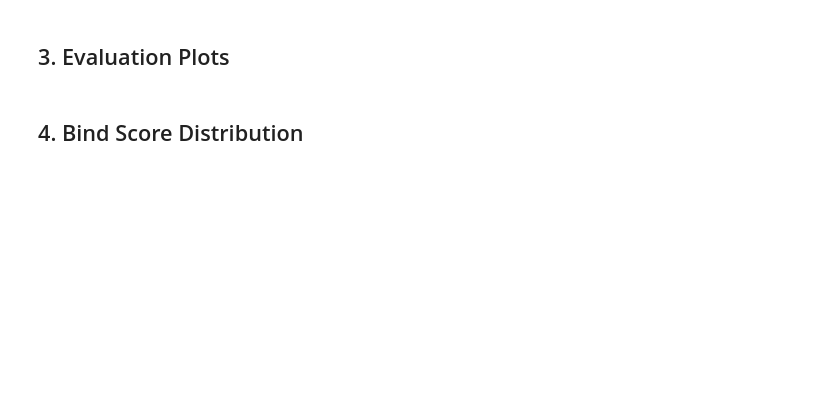
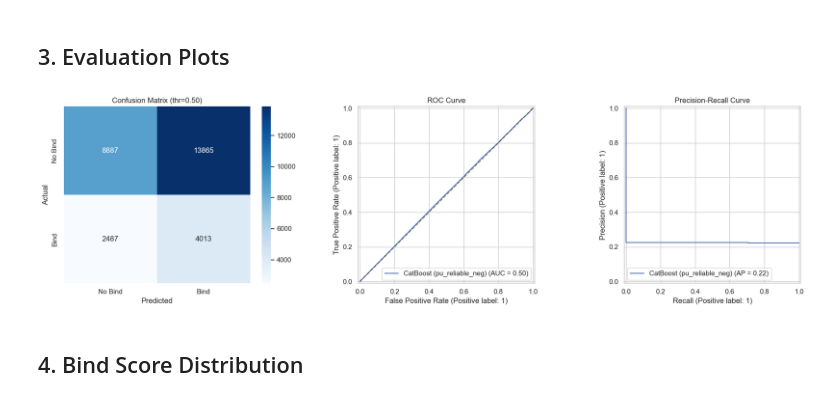
Before and after one commit to iamathulm/AI-DAY-T23-AUTONOMOUS-QUOTE-AGENTS, a Jupyter notebook: ML/notebooks/04_Agent2_Conversion_Predictor.ipynb, the cells around one changed output. Drawn from its saved outputs; the diff is of its cells as text; code cells hidden in the pictures; blank space fills up the shorter version.

```diff
--- a/ML/notebooks/04_Agent2_Conversion_Predictor.ipynb
+++ b/ML/notebooks/04_Agent2_Conversion_Predictor.ipynb
@@ -52,25 +120,0 @@ print(pd.Series(y_train_sm).value_counts())
-# %%
-from lightgbm import LGBMClassifier
-from sklearn.metrics import classification_report, confusion_matrix, roc_auc_score, average_precision_score
-
-model = LGBMClassifier(
-    n_estimators=500,
-    max_depth=7,
-    learning_rate=0.05,
-    subsample=0.8,
-    colsample_bytree=0.8,
-    min_child_samples=50,
-    random_state=42,
-    n_jobs=-1,
-    verbose=-1,
-)
-
-model.fit(X_train_sm, y_train_sm, eval_set=[(X_test, y_test)])
-
-y_pred = model.predict(X_test)
-y_prob = model.predict_proba(X_test)[:, 1]
-
-print("=== Classification Report ===")
-print(classification_report(y_test, y_pred, target_names=["No Bind", "Bind"]))
-print(f"ROC-AUC: {roc_auc_score(y_test, y_prob):.4f}")
-print(f"PR-AUC:  {average_precision_score(y_test, y_prob):.4f}")
@@ -79,25 +521,27 @@ print(f"PR-AUC:  {average_precision_score(y_test, y_prob):.4f}")
 # %%
 from sklearn.metrics import RocCurveDisplay, PrecisionRecallDisplay
 
 fig, axes = plt.subplots(1, 3, figsize=(18, 5))
 
 cm = confusion_matrix(y_test, y_pred)
 sns.heatmap(cm, annot=True, fmt="d", cmap="Blues", xticklabels=["No Bind", "Bind"],
             yticklabels=["No Bind", "Bind"], ax=axes[0])
 axes[0].set_xlabel("Predicted")
 axes[0].set_ylabel("Actual")
-axes[0].set_title("Confusion Matrix")
+axes[0].set_title(f"Confusion Matrix (thr={PRED_THRESHOLD:.2f})")
 
-RocCurveDisplay.from_predictions(y_test, y_prob, ax=axes[1], name="LightGBM")
+RocCurveDisplay.from_predictions(y_test, y_prob, ax=axes[1], name=f"CatBoost ({selected_model_name})")
 axes[1].set_title("ROC Curve")
 axes[1].plot([0, 1], [0, 1], "k--", alpha=0.5)
 
-PrecisionRecallDisplay.from_predictions(y_test, y_prob, ax=axes[2], name="LightGBM")
+PrecisionRecallDisplay.from_predictions(y_test, y_prob, ax=axes[2], name=f"CatBoost ({selected_model_name})")
 axes[2].set_title("Precision-Recall Curve")
 
 plt.tight_layout()
 plt.savefig(MODELS_DIR / "agent2_evaluation.png", dpi=150, bbox_inches="tight")
 plt.show()
+# %% [output]
+[figure, added]
 # %% [markdown]
 ## 4. Bind Score Distribution
 # %%
```
Also changed, not shown: parts of 19 cells of this notebook, 48 other files.
